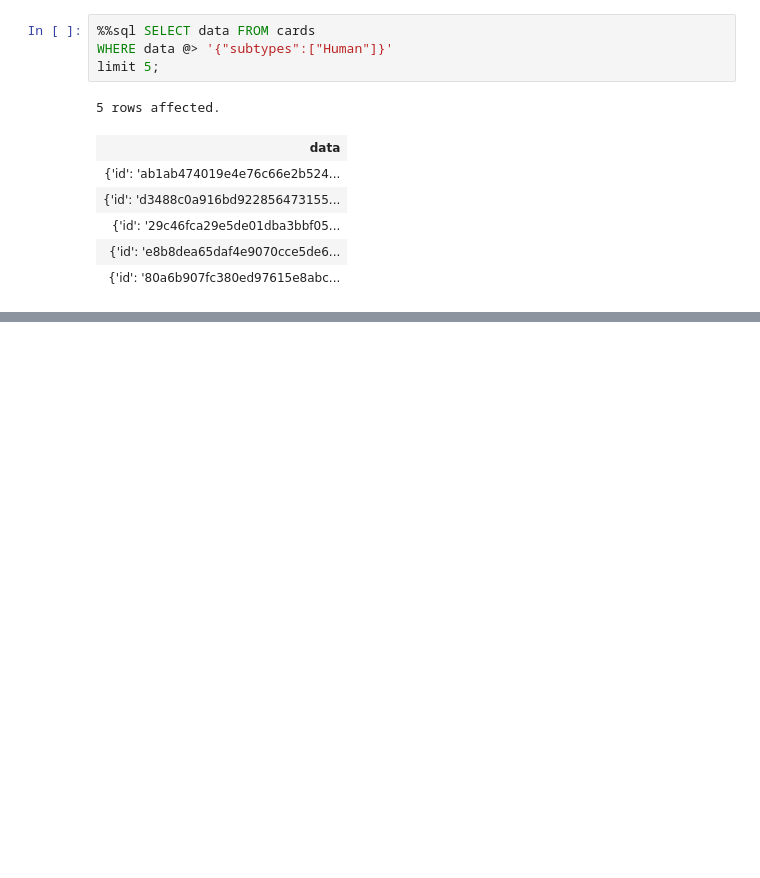
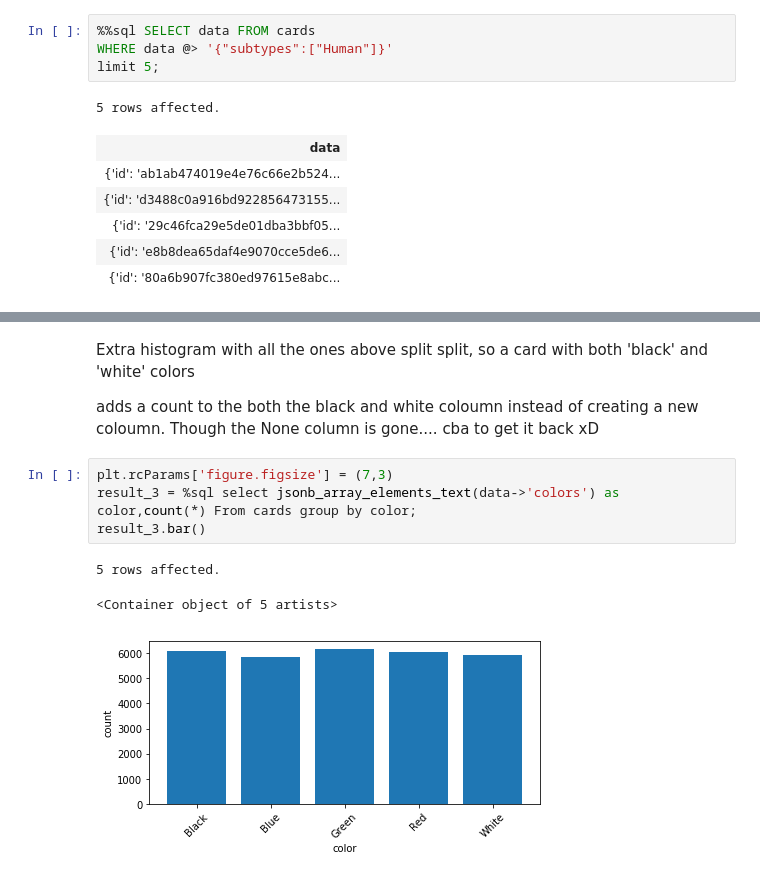
Before and after one commit to Thug-Lyfe/database_ass_8, a Jupyter notebook: database_ass_ass_8.ipynb, the cells around one changed output, grey strips where cells are left out. Saved outputs shown, nothing was run; the diff lists cells and outputs as text; blank space fills up the shorter version.

```diff
--- a/database_ass_ass_8.ipynb
+++ b/database_ass_ass_8.ipynb
@@ -160,0 +162,12 @@ result_2.bar()
+# %% [markdown]
+Extra histogram with all the ones above split split, so a card with both 'black' and 'white' colors
+
+adds a count to the both the black and white coloumn instead of creating a new coloumn. Though the None column is gone.... cba to get it back xD
+# %%
+plt.rcParams['figure.figsize'] = (7,3)
+result_3 = %sql select jsonb_array_elements_text(data->'colors') as color,count(*) From cards group by color;
+result_3.bar()
+# %% [output]
+5 rows affected.
+<Container object of 5 artists>
+[figure, added]
```
Also changed, not shown: parts of 4 cells of this notebook.
